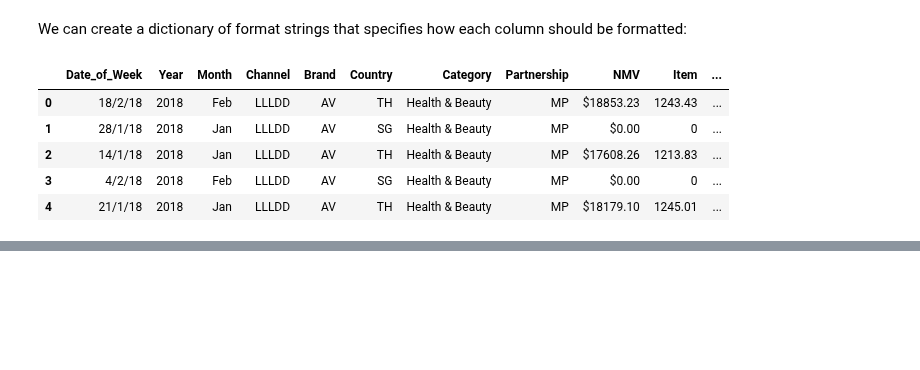
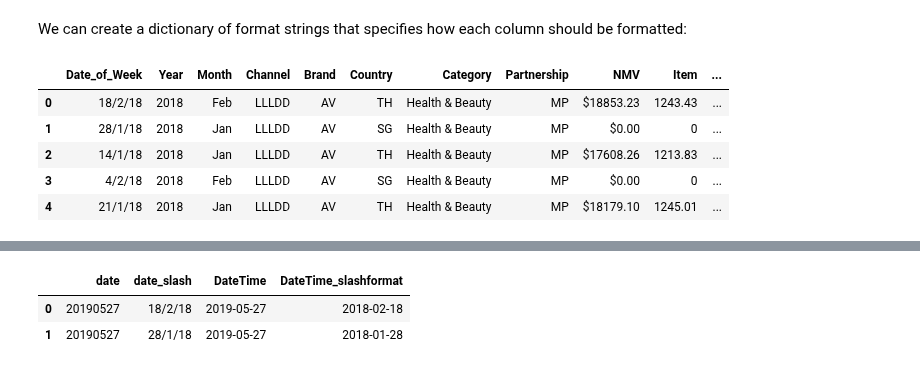
Before and after one commit to khzt2004/Python, a Jupyter notebook: Pandas_Notebook_Reference.ipynb, the cells around one changed output, grey strips where cells are left out. Drawn from its saved outputs; the diff is of its cells as text; code cells hidden in the pictures; blank space fills up the shorter version.

```diff
--- a/Pandas_Notebook_Reference.ipynb
+++ b/Pandas_Notebook_Reference.ipynb
@@ -485,0 +511,9 @@ AttributeError: 'Styler' object has no attribute 'head'
+# %%
+t = pd.DataFrame([('20190527', '18/2/18'), ('20190527', '28/1/18')], columns = ['date', 'date_slash'])
+t['DateTime'] = pd.to_datetime(t['date'].astype(str), format='%Y%m%d')
+t['DateTime_slashformat'] = pd.to_datetime(t['date_slash'].astype(str), format='%d/%m/%y')
+t
+# %% [output]
+|  | date | date_slash | DateTime | DateTime_slashformat |
+| 0 | 20190527 | 18/2/18 | 2019-05-27 | 2018-02-18 |
+| 1 | 20190527 | 28/1/18 | 2019-05-27 | 2018-01-28 |
```
Also changed, not shown: parts of 6 cells of this notebook.
